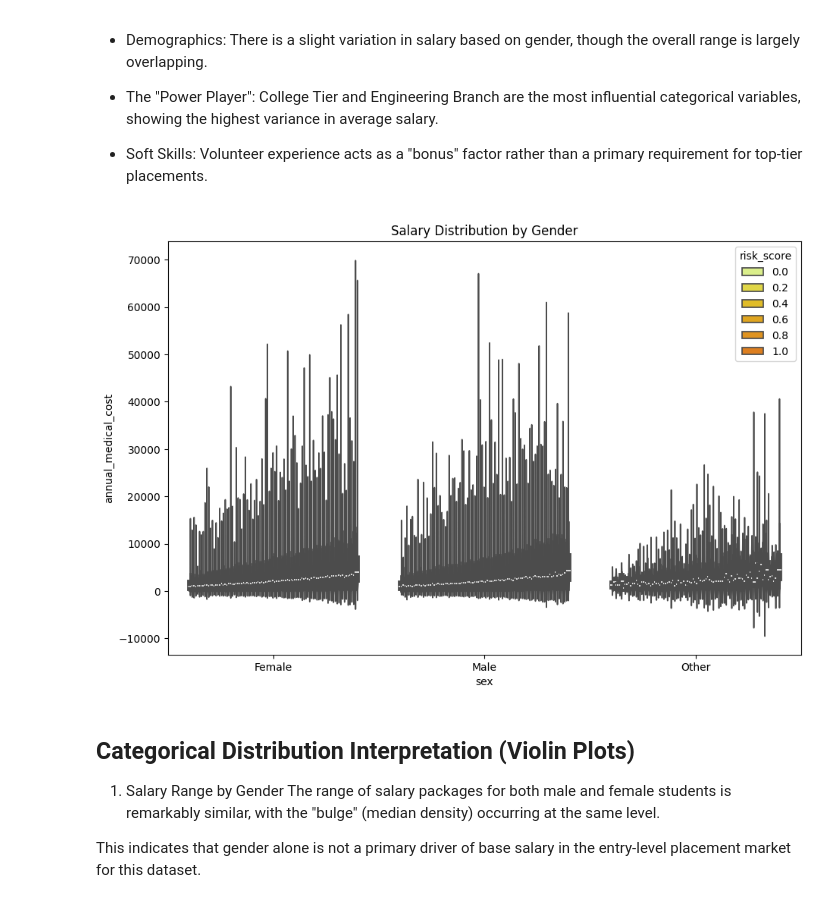
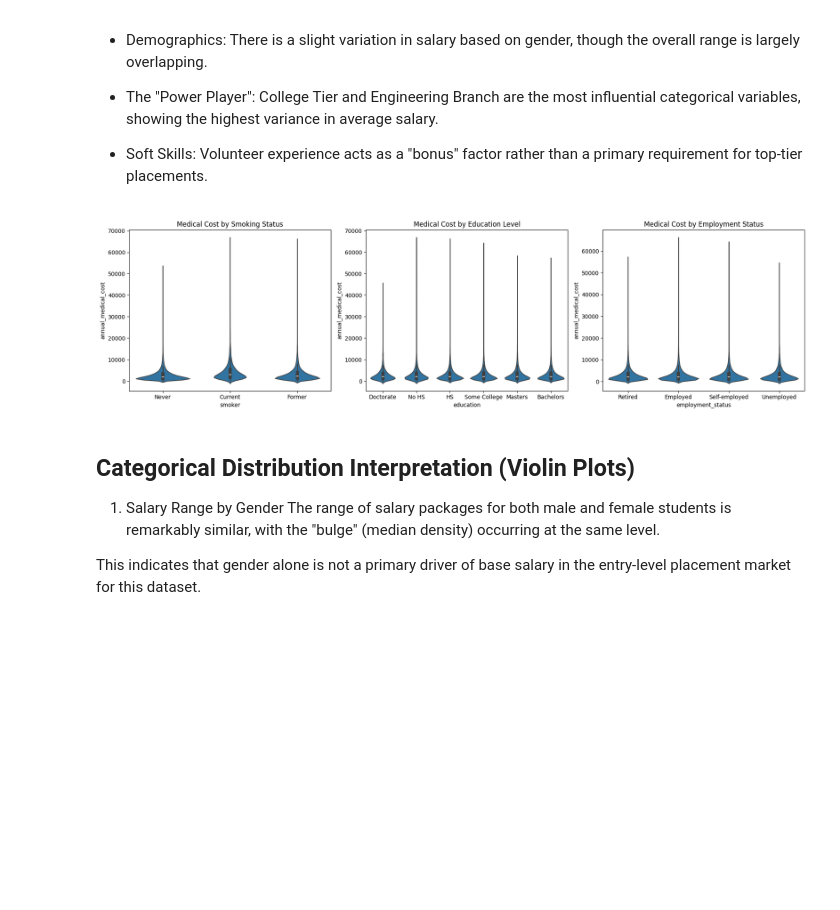
Before and after one commit to JoAz06/Workshop2Project, a Jupyter notebook: regression.ipynb, the cells around one changed output. Cells and saved outputs as stored; diff of their text form; code cells hidden in the pictures; blank space fills up the shorter version.

```diff
--- a/regression.ipynb
+++ b/regression.ipynb
@@ -86,7 +86,6 @@ In our predictions the `person_id` won't affect our outcomes, thus we are able t
 df.drop(columns=["person_id"], inplace=True)
 df.drop(columns=["monthly_premium"], inplace=True)
 df.drop(columns=["annual_premium"], inplace=True)
-df.drop(columns=["is_high_risk"], inplace=True)
 # %% [markdown]
 ## 2. Dataset Overview
 
@@ -346,30 +336,27 @@ While having volunteer experience slightly boosts the average package, it is a s
 
 - Soft Skills: Volunteer experience acts as a "bonus" factor rather than a primary requirement for top-tier placements.
 # %%
-f = plt.figure(figsize=(18, 12))
+f = plt.figure(figsize=(18, 5))
 
-ax = f.add_subplot(221)
-sns.violinplot(x='sex', y=target_col, data=df, palette='Wistia', hue='risk_score', ax=ax)
-ax.set_title('Salary Distribution by Gender')
+# 1. Smoker
+ax = f.add_subplot(131)
+sns.violinplot(x="smoker", y=target_col, data=df, ax=ax)
+ax.set_title("Medical Cost by Smoking Status")
 
-# # Salary vs College Tier (Split by Gender)
-# ax = f.add_subplot(222)
-# sns.violinplot(x='college_tier', y=target_col, data=df, palette='Wistia', hue='risk_score', split=True, ax=ax)
-# ax.set_title('Salary vs College Tier (Split by Gender)')
+# 2. Education
+ax = f.add_subplot(132)
+sns.violinplot(x="education", y=target_col, data=df, ax=ax)
+ax.set_title("Medical Cost by Education Level")
 
-# # 3. Salary vs Branch
-# ax = f.add_subplot(223)
-# sns.violinplot(x='branch', y=target_col, data=df, palette='Wistia', ax=ax)
-# ax.set_title('Salary Distribution by Branch')
-
-# # 4. Salary vs Volunteer Experience
-# ax = f.add_subplot(224)
-# sns.violinplot(x='volunteer_experience', y=target_col, data=df, palette='Wistia', hue='gender', split=True, ax=ax)
-# ax.set_title('Salary vs Volunteer Experience (Split by Gender)')
+# 3. Employment status
+ax = f.add_subplot(133)
+sns.violinplot(x="employment_status", y=target_col, data=df, ax=ax)
+ax.set_title("Medical Cost by Employment Status")
 
 plt.tight_layout()
+plt.show()
 # %% [output]
-[figure, old version]
+[figure, new version]
 # %% [markdown]
 ## Categorical Distribution Interpretation (Violin Plots)
 1. Salary Range by Gender
```
Also changed, not shown: parts of 32 cells of this notebook, 2 other files.
